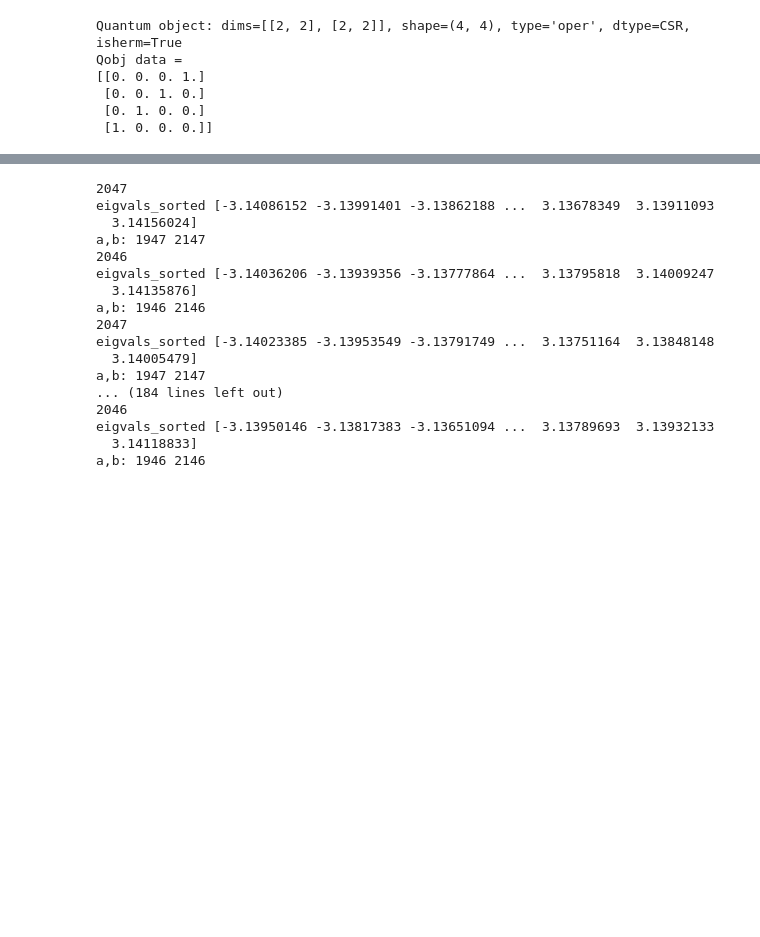
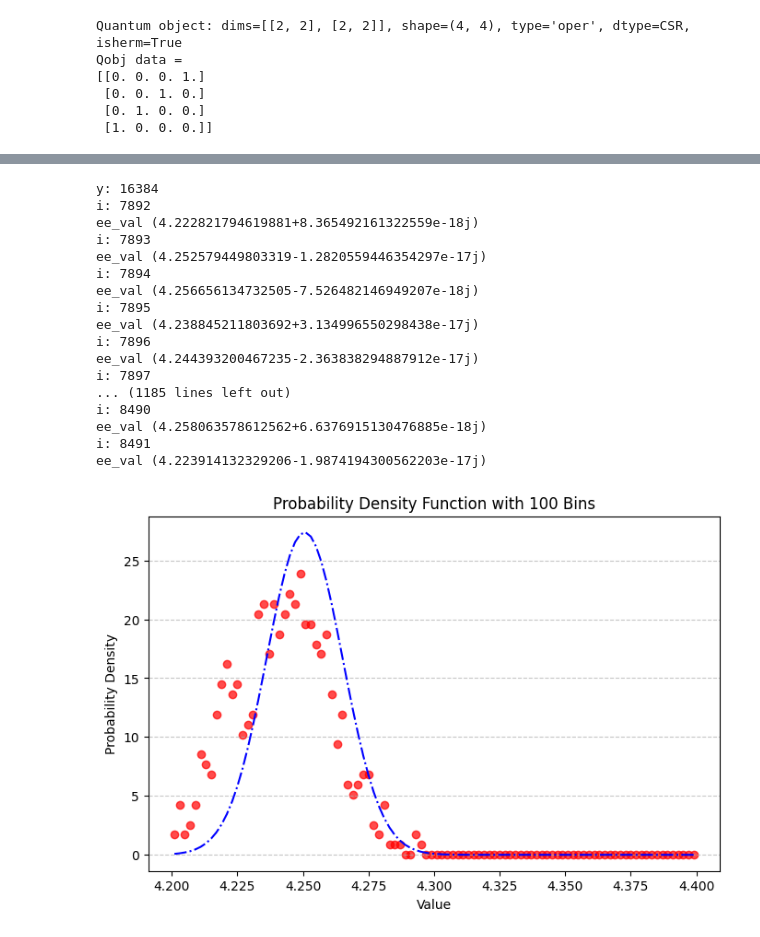
Before and after one commit to lo568los/DeepTherm, a Jupyter notebook: Test_codes3.ipynb, the cells around one changed output, grey strips where cells are left out. Drawn from its saved outputs; the diff is of its cells as text; code cells hidden in the pictures; blank space fills up the shorter version.

```diff
--- a/Test_codes3.ipynb
+++ b/Test_codes3.ipynb
@@ -268,10 +271,10 @@ def gaussian(x, mu, sigma):
 ##Let us run a test case
 
 L = 14
-g = 1.08
-h1 = 0.25
-hN = -0.25
-h = 0.3
+g = (np.sqrt(5) + 5)/8 #KH params
+h1 = -1
+hN = (np.sqrt(5)+1)/4
+h = (np.sqrt(5)+1)/4
 width = 600
 a,b = find_eigenstates(L, g, h1, hN, h, width)
 print('a,b', a,b)
@@ -317,3 +501,37 @@ plt.show()
+# %%
+N = 14
+d = 2**N
+J = 1
+g = 1.08 #(np.sqrt(5) + 5)/8
+h = 0.3
+h_list = hlist(N,0.25,h)
+width = 600 #np.min([int(d/10),(10**4)]) #can be a function of N only
+Na=7
+f = Na/N
+
+sigma = np.sqrt(2)*0.0103
+mu = 4.2652 - sigma #shifted
+midvecs_tri = np.loadtxt('mfim_mc_eigvecs_qiskit.txt')
+plot_spectrum_midvecs(midvecs_tri,Na,int(d/2)-int(width/2),int(d/2)+int(width/2),mu,sigma,num_bins = 100)
+# %% [output]
+y: 16384
+i: 7892
+ee_val (4.222821794619881+8.365492161322559e-18j)
+i: 7893
+ee_val (4.252579449803319-1.2820559446354297e-17j)
+i: 7894
+ee_val (4.256656134732505-7.526482146949207e-18j)
+i: 7895
+ee_val (4.238845211803692+3.134996550298438e-17j)
+i: 7896
+ee_val (4.244393200467235-2.363838294887912e-17j)
+i: 7897
+... (1185 lines left out)
+i: 8490
+ee_val (4.258063578612562+6.6376915130476885e-18j)
+i: 8491
+ee_val (4.223914132329206-1.9874194300562203e-17j)
+[figure, added]
 # %%
 ### Next, we make a two-layered Floquet random circuit, with random two-qubit unitaries in the first layer (even sites) and second-layer (odd sites). we will convert qutip's random haar unitary to Qiskit for this
 def rand_unitary_haar(n):
@@ -426,24 +647,3 @@ def floquet_circuit(N,N_A,width,iterations = 50):
         fin_ee_list[j] /= iterations
     #Save the final list
     np.savetxt(f'ee_floquet_N={N},Na={N_A},iterations={iterations}.txt', fin_ee_list)
-# %%
-##Let us run for a small state
-floquet_circuit(12,6,400,iterations = 50)
-# %% [output]
-2047
-eigvals_sorted [-3.14086152 -3.13991401 -3.13862188 ...  3.13678349  3.13911093
-  3.14156024]
-a,b: 1947 2147
-2046
-eigvals_sorted [-3.14036206 -3.13939356 -3.13777864 ...  3.13795818  3.14009247
-  3.14135876]
-a,b: 1946 2146
-2047
-eigvals_sorted [-3.14023385 -3.13953549 -3.13791749 ...  3.13751164  3.13848148
-  3.14005479]
-a,b: 1947 2147
-... (184 lines left out)
-2046
-eigvals_sorted [-3.13950146 -3.13817383 -3.13651094 ...  3.13789693  3.13932133
-  3.14118833]
-a,b: 1946 2146
```
Also changed, not shown: parts of 9 cells of this notebook, 6 other files.
